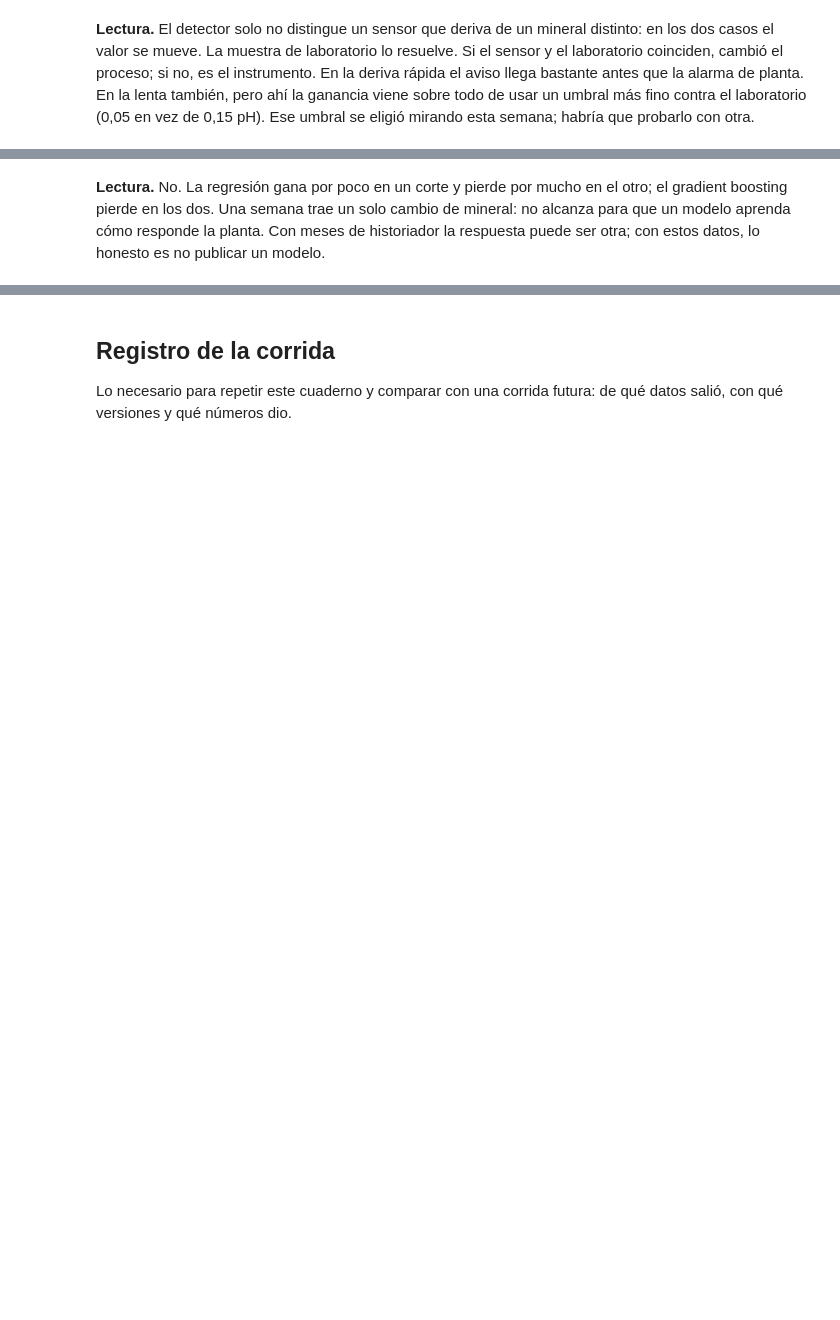
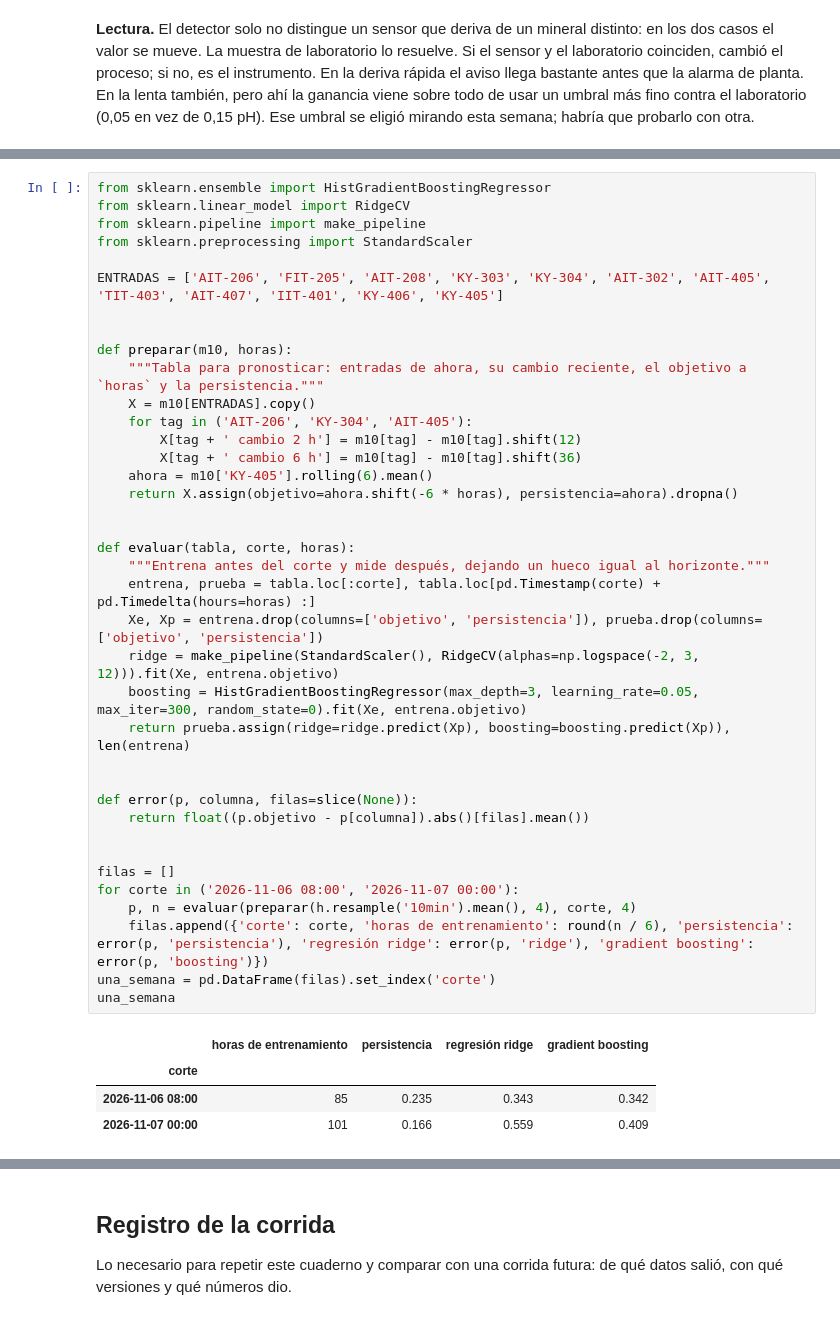
Before and after one commit to JSNN15/jsnn15.github.io, a Jupyter notebook: cuaderno/cuaderno.ipynb, the cells around one changed output, grey strips where cells are left out. Cells and saved outputs as stored; diff of their text form; blank space fills up the shorter version.

```diff
--- a/cuaderno/cuaderno.ipynb
+++ b/cuaderno/cuaderno.ipynb
@@ -586,2 +566,43 @@ errores
-# %% [markdown]
-**Lectura.** No. La regresión gana por poco en un corte y pierde por mucho en el otro; el gradient boosting pierde en los dos. Una semana trae un solo cambio de mineral: no alcanza para que un modelo aprenda cómo responde la planta. Con meses de historiador la respuesta puede ser otra; con estos datos, lo honesto es no publicar un modelo.
+# %%
+from sklearn.ensemble import HistGradientBoostingRegressor
+from sklearn.linear_model import RidgeCV
+from sklearn.pipeline import make_pipeline
+from sklearn.preprocessing import StandardScaler
+
+ENTRADAS = ['AIT-206', 'FIT-205', 'AIT-208', 'KY-303', 'KY-304', 'AIT-302', 'AIT-405', 'TIT-403', 'AIT-407', 'IIT-401', 'KY-406', 'KY-405']
+
+
+def preparar(m10, horas):
+    """Tabla para pronosticar: entradas de ahora, su cambio reciente, el objetivo a `horas` y la persistencia."""
+    X = m10[ENTRADAS].copy()
+    for tag in ('AIT-206', 'KY-304', 'AIT-405'):
+        X[tag + ' cambio 2 h'] = m10[tag] - m10[tag].shift(12)
+        X[tag + ' cambio 6 h'] = m10[tag] - m10[tag].shift(36)
+    ahora = m10['KY-405'].rolling(6).mean()
+    return X.assign(objetivo=ahora.shift(-6 * horas), persistencia=ahora).dropna()
+
+
+def evaluar(tabla, corte, horas):
+    """Entrena antes del corte y mide después, dejando un hueco igual al horizonte."""
+    entrena, prueba = tabla.loc[:corte], tabla.loc[pd.Timestamp(corte) + pd.Timedelta(hours=horas) :]
+    Xe, Xp = entrena.drop(columns=['objetivo', 'persistencia']), prueba.drop(columns=['objetivo', 'persistencia'])
+    ridge = make_pipeline(StandardScaler(), RidgeCV(alphas=np.logspace(-2, 3, 12))).fit(Xe, entrena.objetivo)
+    boosting = HistGradientBoostingRegressor(max_depth=3, learning_rate=0.05, max_iter=300, random_state=0).fit(Xe, entrena.objetivo)
+    return prueba.assign(ridge=ridge.predict(Xp), boosting=boosting.predict(Xp)), len(entrena)
+
+
+def error(p, columna, filas=slice(None)):
+    return float((p.objetivo - p[columna]).abs()[filas].mean())
+
+
+filas = []
+for corte in ('2026-11-06 08:00', '2026-11-07 00:00'):
+    p, n = evaluar(preparar(h.resample('10min').mean(), 4), corte, 4)
+    filas.append({'corte': corte, 'horas de entrenamiento': round(n / 6), 'persistencia': error(p, 'persistencia'), 'regresión ridge': error(p, 'ridge'), 'gradient boosting': error(p, 'boosting')})
+una_semana = pd.DataFrame(filas).set_index('corte')
+una_semana
+# %% [output]
+|  | horas de entrenamiento | persistencia | regresión ridge | gradient boosting |
+| corte |  |  |  |  |
+| 2026-11-06 08:00 | 85 | 0.235 | 0.343 | 0.342 |
+| 2026-11-07 00:00 | 101 | 0.166 | 0.559 | 0.409 |
```
Also changed, not shown: parts of 14 cells of this notebook, 3 other files.
